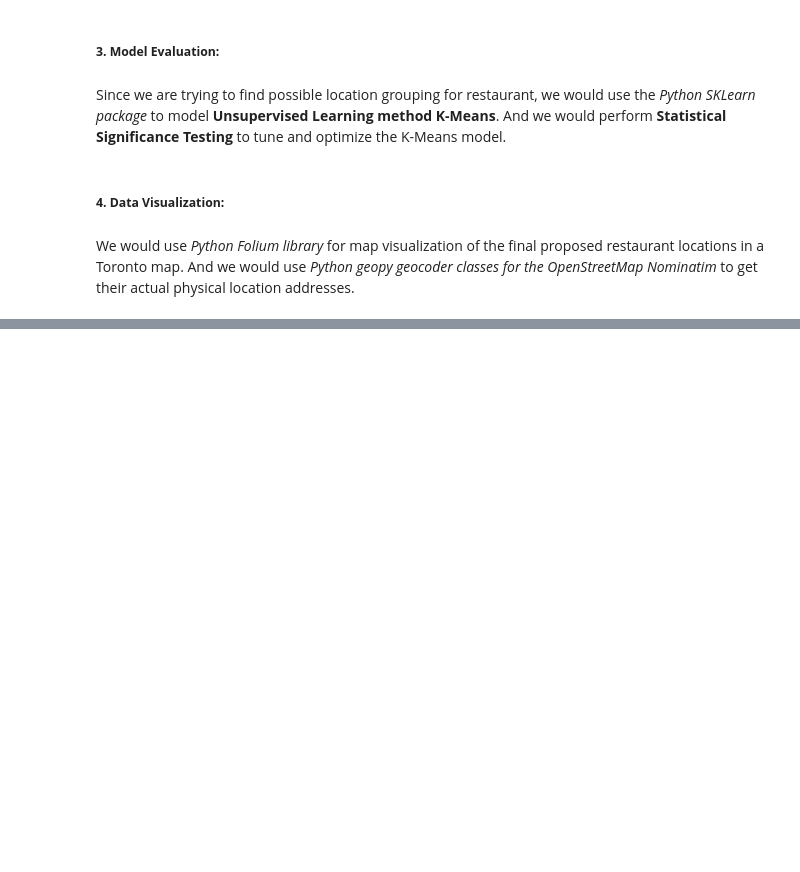
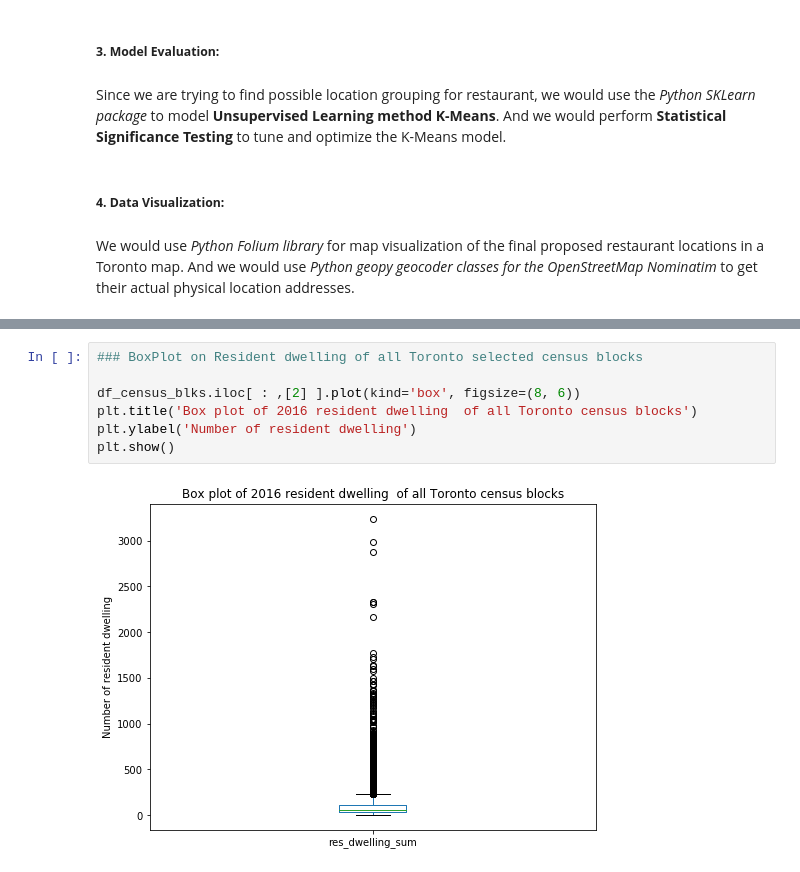
Before and after one commit to Tricomp1/Coursera_Capstone, a Jupyter notebook: CapstoneProjectW4.ipynb, the cells around one changed output, grey strips where cells are left out. Saved outputs shown, nothing was run; the diff lists cells and outputs as text; blank space fills up the shorter version.

```diff
--- a/CapstoneProjectW4.ipynb
+++ b/CapstoneProjectW4.ipynb
@@ -63,0 +227,9 @@ Base URI:  api.foursquare.com/v2
+# %%
+### BoxPlot on Resident dwelling of all Toronto selected census blocks
+
+df_census_blks.iloc[ : ,[2] ].plot(kind='box', figsize=(8, 6))
+plt.title('Box plot of 2016 resident dwelling  of all Toronto census blocks')
+plt.ylabel('Number of resident dwelling')
+plt.show()
+# %% [output]
+[figure, added]
```
Also changed, not shown: parts of 50 cells of this notebook.
